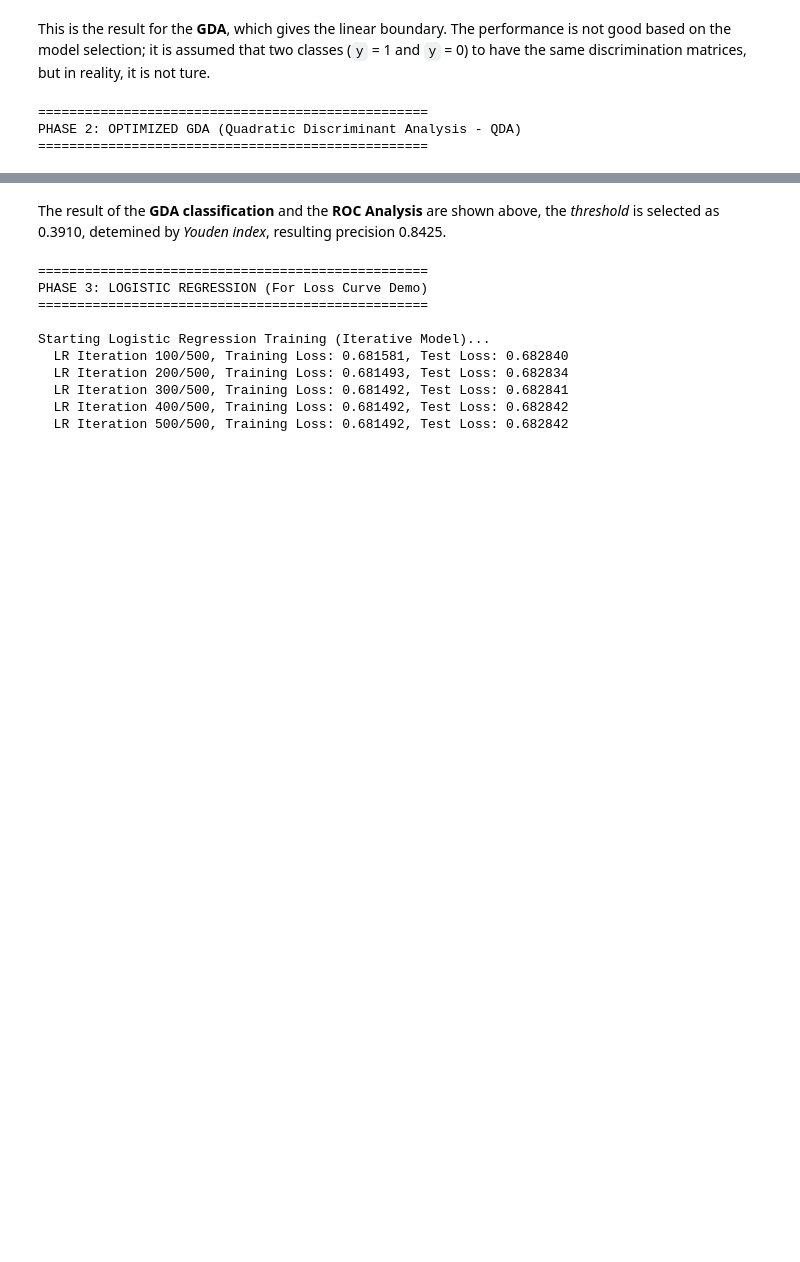
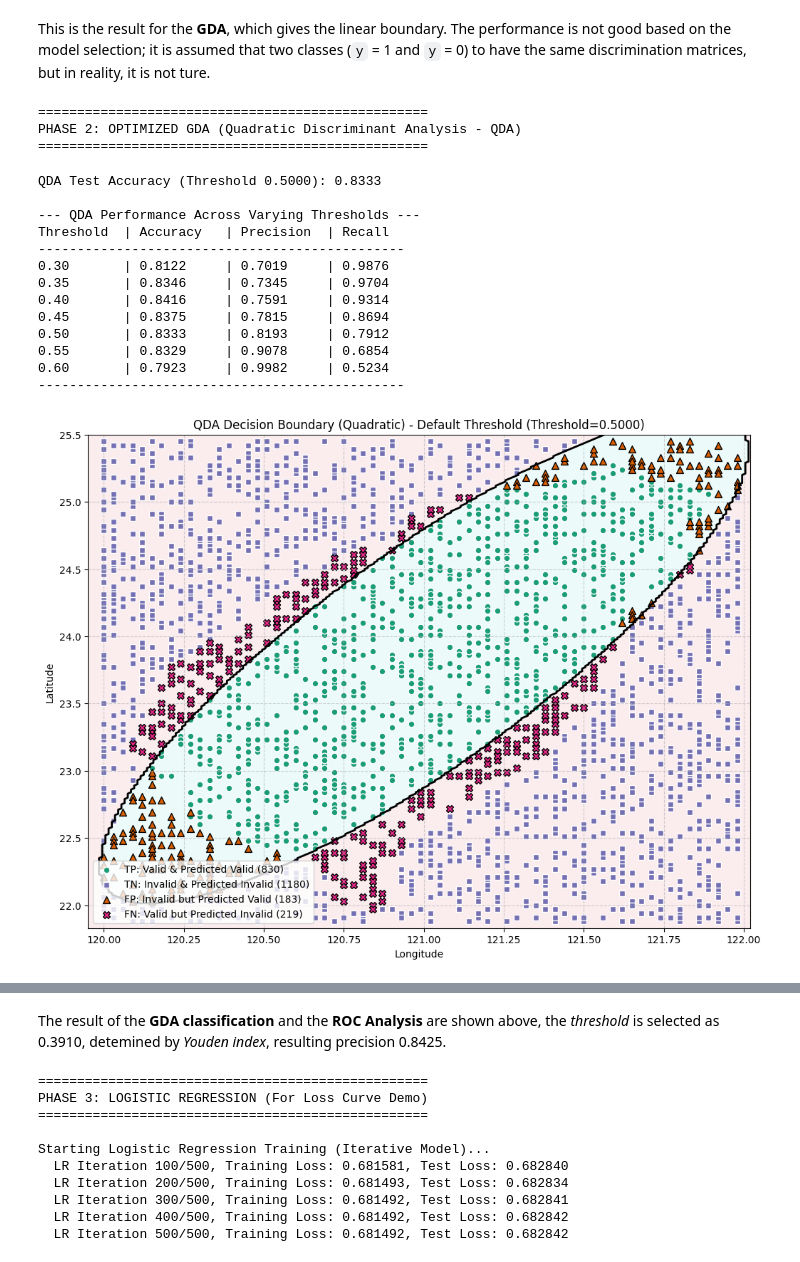
Before and after one commit to AlvinBLin/2025_machine_learning, a Jupyter notebook: Week_6/ML_HW6.ipynb, the cells around one changed output, grey strips where cells are left out. Saved outputs shown, nothing was run; the diff lists cells and outputs as text; code cells hidden in the pictures; blank space fills up the shorter version.

```diff
--- a/Week_6/ML_HW6.ipynb
+++ b/Week_6/ML_HW6.ipynb
@@ -438,4 +442,58 @@ qda_model.fit(X_train, Y_train)
 ==================================================
 PHASE 2: OPTIMIZED GDA (Quadratic Discriminant Analysis - QDA)
 ==================================================
+# %%
+# --- LOGICAL CELL 9A: Threshold Sweep Evaluation and Visualization ---
+
+# 1. Evaluate with default threshold (0.5)
+qda_default_accuracy = qda_model.calculate_accuracy(X_test, Y_test, threshold=0.5)
+print(f"QDA Test Accuracy (Threshold 0.5000): {qda_default_accuracy:.4f}")
+
+# 2. Threshold Sweep Analysis: Generating the comprehensive performance table
+print("\n--- QDA Performance Across Varying Thresholds ---")
+# Test thresholds from 0.1 to 0.9
+thresholds_to_test = np.linspace(0.30, 0.60, 7)
+performance_data = []
+
+# Get probabilities once to speed up the loop
+Y_probs = qda_model.predict_proba(X_test)
+
+for threshold in thresholds_to_test:
+    # Predict based on current threshold
+    Y_pred_sweep = (Y_probs >= threshold).astype(int)
+
+    # Calculate metrics
+    acc = accuracy_score(Y_test, Y_pred_sweep)
+    prec = precision_score(Y_test, Y_pred_sweep, zero_division=0)
+    rec = recall_score(Y_test, Y_pred_sweep, zero_division=0)
+
+    performance_data.append([f'{threshold:.2f}', f'{acc:.4f}', f'{prec:.4f}', f'{rec:.4f}'])
+
+# Print table header
+print(f"{'Threshold':<10} | {'Accuracy':<10} | {'Precision':<10} | {'Recall':<10}")
+print("-" * 47)
+
+# Print data rows
+for row in performance_data:
+    print(f"{row[0]:<10} | {row[1]:<10} | {row[2]:<10} | {row[3]:<10}")
+print("-" * 47)
+
+# 3. Plot the QDA decision boundary at the default threshold (0.5)
+plot_confusion_visualization(qda_model, X_test, Y_test, X_class, 0.5,
+                             "QDA Decision Boundary (Quadratic) - Default Threshold")
+# %% [output]
+QDA Test Accuracy (Threshold 0.5000): 0.8333
+
+--- QDA Performance Across Varying Thresholds ---
+Threshold  | Accuracy   | Precision  | Recall
+-----------------------------------------------
+0.30       | 0.8122     | 0.7019     | 0.9876
+0.35       | 0.8346     | 0.7345     | 0.9704
+0.40       | 0.8416     | 0.7591     | 0.9314
+0.45       | 0.8375     | 0.7815     | 0.8694
+0.50       | 0.8333     | 0.8193     | 0.7912
+0.55       | 0.8329     | 0.9078     | 0.6854
+0.60       | 0.7923     | 0.9982     | 0.5234
+-----------------------------------------------
+[figure, added]
 # %%
```
Also changed, not shown: parts of 11 cells of this notebook.
